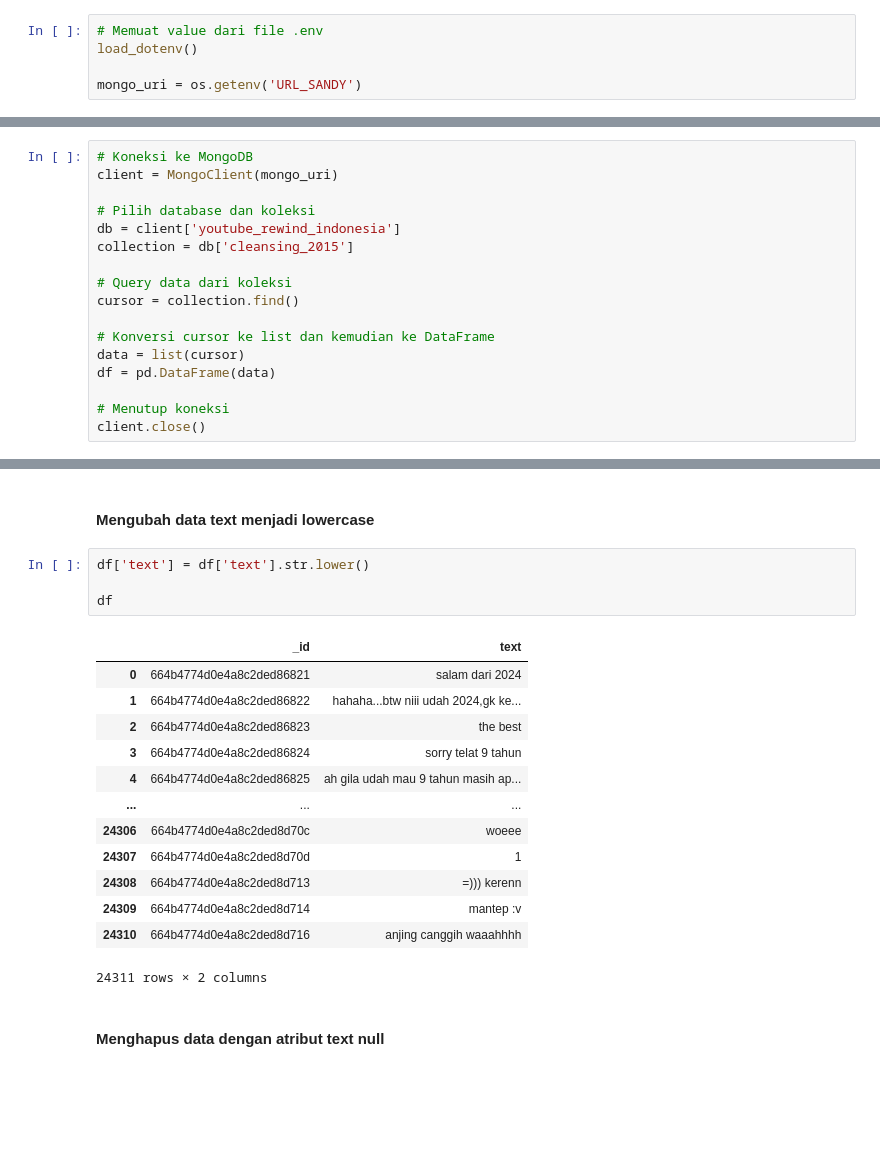
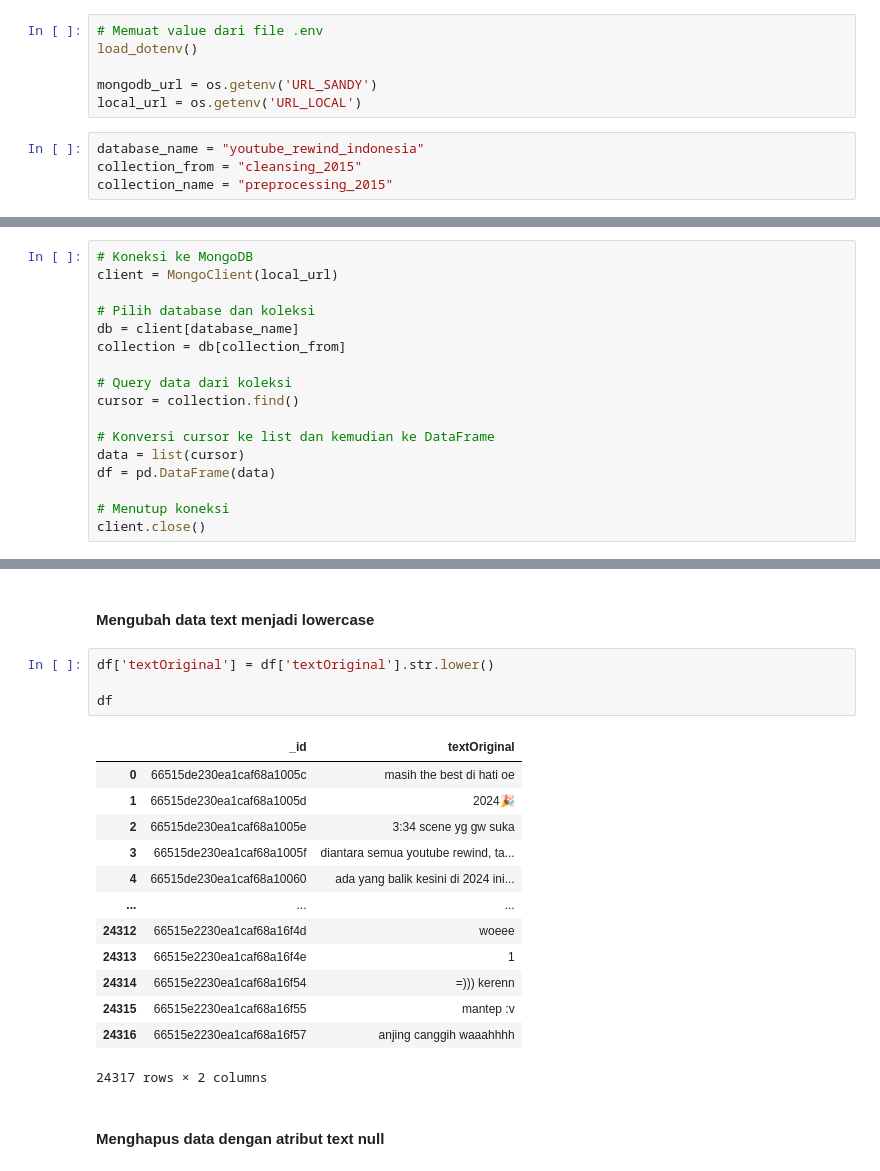
Before and after one commit to ekaputra04/youtube-rewind-indonesia-sentiment-analysis, a Jupyter notebook: preprocessing-data/rewind-2015/app.ipynb, the cells around one changed output, grey strips where cells are left out. Drawn from its saved outputs; the diff is of its cells as text; blank space fills up the shorter version.

Commit message:
feat: preprocessing done [local version]

```diff
--- a/preprocessing-data/rewind-2015/app.ipynb
+++ b/preprocessing-data/rewind-2015/app.ipynb
@@ -11,16 +12,21 @@ import pandas as pd
 # Memuat value dari file .env
 load_dotenv()
 
-mongo_uri = os.getenv('URL_SANDY')
+mongodb_url = os.getenv('URL_SANDY')
+local_url = os.getenv('URL_LOCAL')
+# %%
+database_name = "youtube_rewind_indonesia"
+collection_from = "cleansing_2015"
+collection_name = "preprocessing_2015"
 # %% [markdown]
 #### Import dataset dari MongoDB
 # %%
 # Koneksi ke MongoDB
-client = MongoClient(mongo_uri)
+client = MongoClient(local_url)
 
 # Pilih database dan koleksi
-db = client['youtube_rewind_indonesia']
-collection = db['cleansing_2015']
+db = client[database_name]
+collection = db[collection_from]
 
 # Query data dari koleksi
 cursor = collection.find()
@@ -50,23 +56,23 @@ df
 # %% [markdown]
 #### Mengubah data text menjadi lowercase
 # %%
-df['text'] = df['text'].str.lower()
+df['textOriginal'] = df['textOriginal'].str.lower()
 
 df
 # %% [output]
-|  | _id | text |
-| 0 | 664b4774d0e4a8c2ded86821 | salam dari 2024 |
-| 1 | 664b4774d0e4a8c2ded86822 | hahaha...btw niii udah 2024,gk ke... |
-| 2 | 664b4774d0e4a8c2ded86823 | the best |
-| 3 | 664b4774d0e4a8c2ded86824 | sorry telat 9 tahun |
-| 4 | 664b4774d0e4a8c2ded86825 | ah gila udah mau 9 tahun masih ap... |
+|  | _id | textOriginal |
+| 0 | 66515de230ea1caf68a1005c | masih the best di hati oe |
+| 1 | 66515de230ea1caf68a1005d | 2024🎉 |
+| 2 | 66515de230ea1caf68a1005e | 3:34 scene yg gw suka |
+| 3 | 66515de230ea1caf68a1005f | diantara semua youtube rewind, ta... |
+| 4 | 66515de230ea1caf68a10060 | ada yang balik kesini di 2024 ini... |
 | ... | ... | ... |
-| 24306 | 664b4774d0e4a8c2ded8d70c | woeee |
-| 24307 | 664b4774d0e4a8c2ded8d70d | 1 |
-| 24308 | 664b4774d0e4a8c2ded8d713 | =))) kerenn |
-| 24309 | 664b4774d0e4a8c2ded8d714 | mantep :v |
-| 24310 | 664b4774d0e4a8c2ded8d716 | anjing canggih waaahhhh |
+| 24312 | 66515e2230ea1caf68a16f4d | woeee |
+| 24313 | 66515e2230ea1caf68a16f4e | 1 |
+| 24314 | 66515e2230ea1caf68a16f54 | =))) kerenn |
+| 24315 | 66515e2230ea1caf68a16f55 | mantep :v |
+| 24316 | 66515e2230ea1caf68a16f57 | anjing canggih waaahhhh |
-24311 rows × 2 columns
+24317 rows × 2 columns
 # %% [markdown]
 #### Menghapus data dengan atribut text null
 # %%
```
Also changed, not shown: parts of 26 cells of this notebook, 9 other files.
